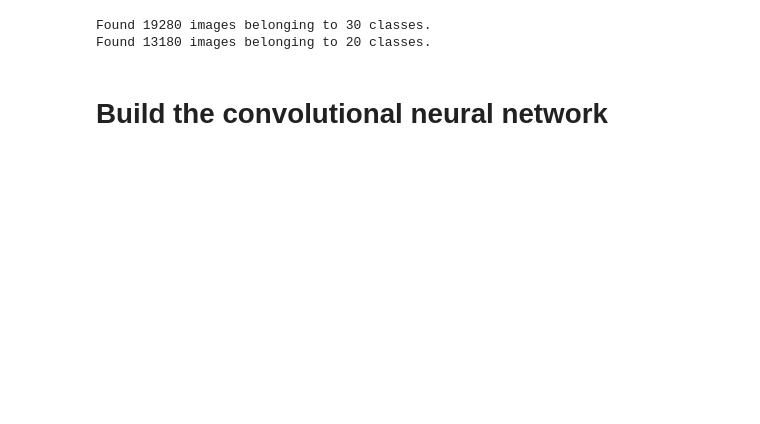
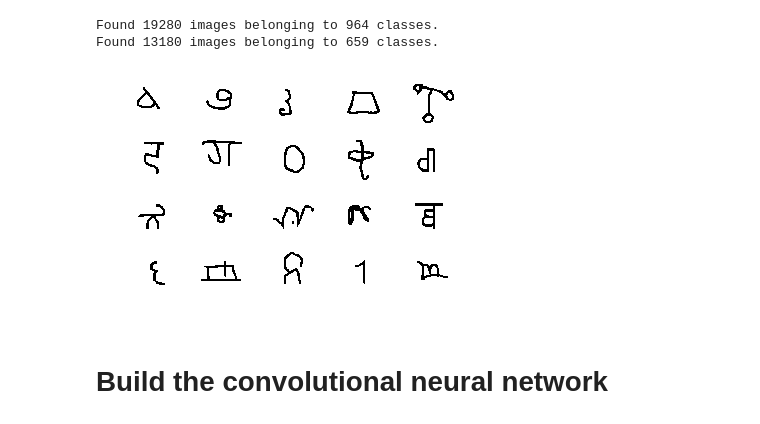
Before and after one commit to agarwl/siamese-transfer-learning, a Jupyter notebook: omniglot_triplet.ipynb, the cells around one changed output. Cells and saved outputs as stored; diff of their text form; code cells hidden in the pictures; blank space fills up the shorter version.

```diff
--- a/omniglot_triplet.ipynb
+++ b/omniglot_triplet.ipynb
@@ -31,28 +33,23 @@ from keras.preprocessing.image import ImageDataGenerator
 image_width = 105
 image_height = 105
 image_size = (image_width, image_height)
-GEN_BATCH_SIZE = 512
 
-train_datagen = ImageDataGenerator(rescale=1.0/255,
-                rotation_range=10, width_shift_range=0.2,
-                height_shift_range = 0.2, shear_range=0.2,
-                zoom_range=0.2)
+datagen = ImageDataGenerator(rescale=1.0/255)
 
-train_dir = os.path.join(DATA_DIR, 'omniglot/python/images_background')
+train_dir = os.path.join(DATA_DIR, 'omniglot_keras/images_background') # python/
 
-train_generator = train_datagen.flow_from_directory(
+train_generator = datagen.flow_from_directory(
         train_dir,  target_size=image_size,
-        batch_size=GEN_BATCH_SIZE,
+        batch_size = 19280,
         class_mode='sparse', color_mode="grayscale",
         shuffle=True)
 
-test_dir = os.path.join(DATA_DIR, 'omniglot/python/images_evaluation')
+test_dir = os.path.join(DATA_DIR, 'omniglot_keras/images_evaluation')
 
-test_datagen = ImageDataGenerator(rescale=1.0/255)
-test_generator = test_datagen.flow_from_directory(
+test_generator = datagen.flow_from_directory(
         test_dir,  target_size=image_size, # this is the target directory
-        batch_size=GEN_BATCH_SIZE*4, color_mode="grayscale",
+        batch_size = 13180, color_mode="grayscale",
         class_mode='sparse')
 # %% [output]
-Found 19280 images belonging to 30 classes.
-Found 13180 images belonging to 20 classes.
+Found 19280 images belonging to 964 classes.
+Found 13180 images belonging to 659 classes.
@@ -59,2 +61,17 @@ Found 13180 images belonging to 20 classes.
+# %%
+X_train, y_train = train_generator.next()
+X_val, y_val = test_generator.next()
+# %%
+def plot_data(X):
+    counter = 0
+    for img in X:
+        plt.subplot(4, 5, counter+1)
+        counter += 1
+        plt.axis('off')
+        plt.imshow(img[:,:,0], cmap = 'gray', interpolation="nearest")
+# %%
+plot_data(X_val[:20])
+# %% [output]
+[figure, added]
 # %% [markdown]
 # Build the convolutional neural network
```
Also changed, not shown: parts of 39 cells of this notebook, 1 other file.
